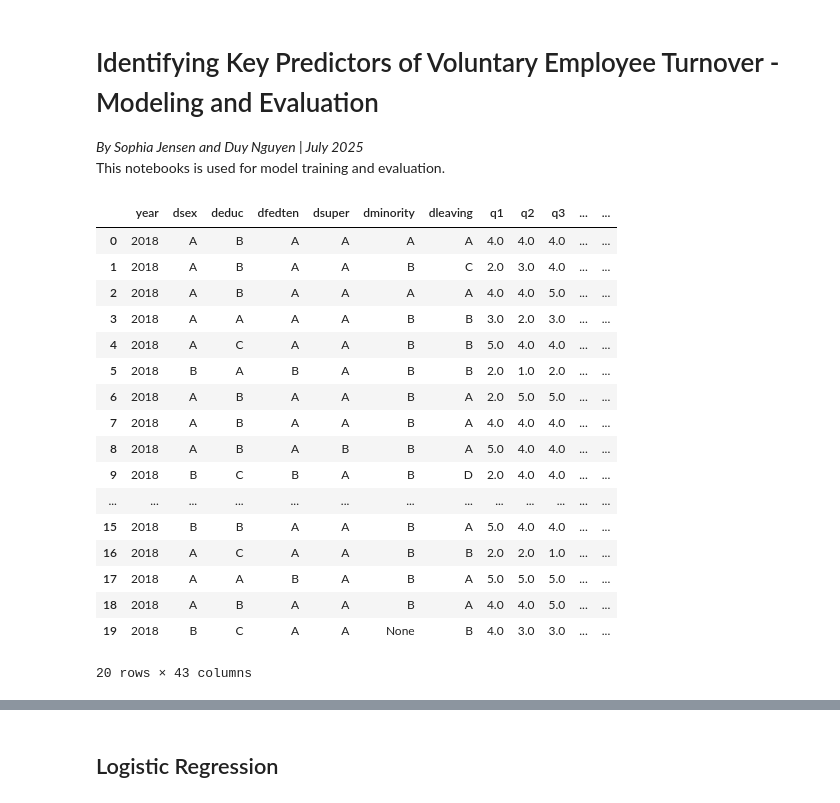
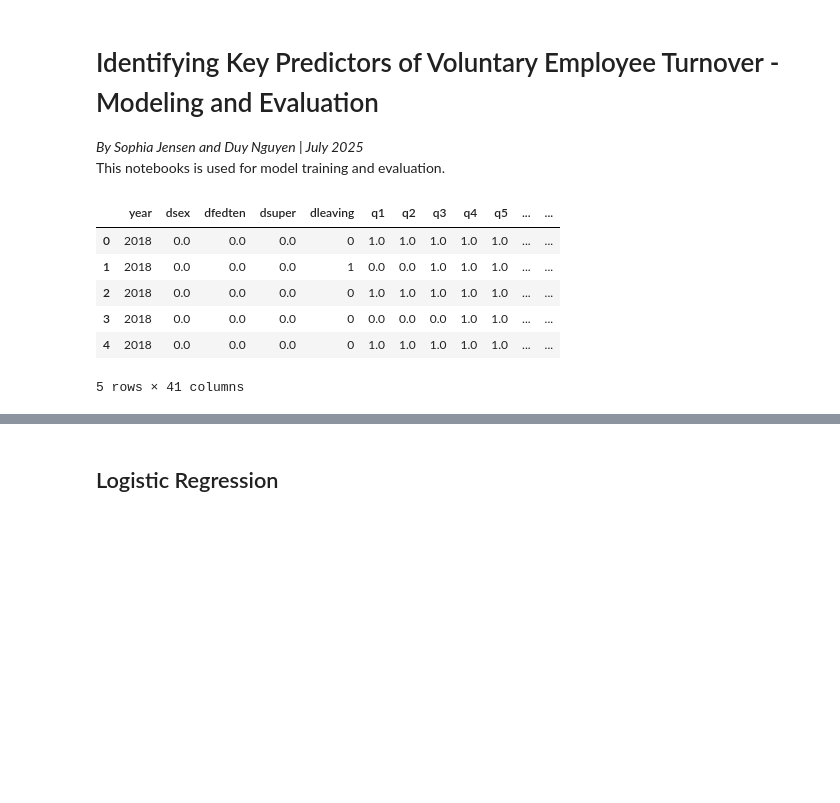
Before and after one commit to sophiaajensen/ADS599_CapstoneProject, a Jupyter notebook: code library/Modeling.ipynb, the cells around one changed output, grey strips where cells are left out. Saved outputs shown, nothing was run; the diff lists cells and outputs as text; code cells hidden in the pictures; blank space fills up the shorter version.

```diff
--- a/code library/Modeling.ipynb
+++ b/code library/Modeling.ipynb
@@ -15,44 +21,19 @@ from sklearn.model_selection import train_test_split
 #Ignore warnings
 import warnings
 warnings.filterwarnings("ignore")
-# %%
-#Connect to database
-#conn = sqlite3.connect("/Users/duynguyen/Documents/Documents - DUY’s Mac mini/GitHub/ADS599_CapstoneProject/data/fevs_data_cleaned.db")
-conn = sqlite3.connect("/Users/sophie/Downloads/ADS599_CapstoneProject/data/fevs_data_cleaned.db") # sophia's path
-# Cleaned SELECT query
-query = """
-SELECT year, dsex, deduc, dfedten, dsuper, dminority, dleaving,
-       q1, q2, q3, q4, q5, q6, q7, q8, q9, q10,
-       q11, q12, q13, q14, q17, q18, q19, q20,
-       q21, q22, q23, q24, q25, q26, q27, q28, q29, q30,
-       q31, q32, q33, q34, q35, q36, q37, q38
-FROM fevs_cleaned_all_years
-WHERE dleaving IS NOT NULL;
-"""
-
-# Load data
-df = pd.read_sql(query, conn)
-conn.close()
-
-# Preview results
-df.head(20)
-# %% [output]
-|  | year | dsex | deduc | dfedten | dsuper | dminority | dleaving | q1 | q2 | q3 | ... | ... |
-| 0 | 2018 | A | B | A | A | A | A | 4.0 | 4.0 | 4.0 | ... | ... |
-| 1 | 2018 | A | B | A | A | B | C | 2.0 | 3.0 | 4.0 | ... | ... |
-| 2 | 2018 | A | B | A | A | A | A | 4.0 | 4.0 | 5.0 | ... | ... |
-| 3 | 2018 | A | A | A | A | B | B | 3.0 | 2.0 | 3.0 | ... | ... |
-| 4 | 2018 | A | C | A | A | B | B | 5.0 | 4.0 | 4.0 | ... | ... |
-| 5 | 2018 | B | A | B | A | B | B | 2.0 | 1.0 | 2.0 | ... | ... |
-| 6 | 2018 | A | B | A | A | B | A | 2.0 | 5.0 | 5.0 | ... | ... |
-| 7 | 2018 | A | B | A | A | B | A | 4.0 | 4.0 | 4.0 | ... | ... |
-| 8 | 2018 | A | B | A | B | B | A | 5.0 | 4.0 | 4.0 | ... | ... |
-| 9 | 2018 | B | C | B | A | B | D | 2.0 | 4.0 | 4.0 | ... | ... |
-| ... | ... | ... | ... | ... | ... | ... | ... | ... | ... | ... | ... | ... |
-| 15 | 2018 | B | B | A | A | B | A | 5.0 | 4.0 | 4.0 | ... | ... |
-| 16 | 2018 | A | C | A | A | B | B | 2.0 | 2.0 | 1.0 | ... | ... |
-| 17 | 2018 | A | A | B | A | B | A | 5.0 | 5.0 | 5.0 | ... | ... |
-| 18 | 2018 | A | B | A | A | B | A | 4.0 | 4.0 | 5.0 | ... | ... |
-| 19 | 2018 | B | C | A | A | None | B | 4.0 | 3.0 | 3.0 | ... | ... |
-20 rows × 43 columns
+# %%
+# Load in fevs_data_cleaned_final.csv
+
+df = pd.read_csv("/Users/sophie/Downloads/ADS599_CapstoneProject/data/fevs_data_cleaned_final.csv")
+
+# Display the first few rows of the DataFrame
+df.head()
+# %% [output]
+|  | year | dsex | dfedten | dsuper | dleaving | q1 | q2 | q3 | q4 | q5 | ... | ... |
+| 0 | 2018 | 0.0 | 0.0 | 0.0 | 0 | 1.0 | 1.0 | 1.0 | 1.0 | 1.0 | ... | ... |
+| 1 | 2018 | 0.0 | 0.0 | 0.0 | 1 | 0.0 | 0.0 | 1.0 | 1.0 | 1.0 | ... | ... |
+| 2 | 2018 | 0.0 | 0.0 | 0.0 | 0 | 1.0 | 1.0 | 1.0 | 1.0 | 1.0 | ... | ... |
+| 3 | 2018 | 0.0 | 0.0 | 0.0 | 0 | 0.0 | 0.0 | 0.0 | 1.0 | 1.0 | ... | ... |
+| 4 | 2018 | 0.0 | 0.0 | 0.0 | 0 | 1.0 | 1.0 | 1.0 | 1.0 | 1.0 | ... | ... |
+5 rows × 41 columns
 # %%
```
Also changed, not shown: parts of 25 cells of this notebook, 1 other file.
